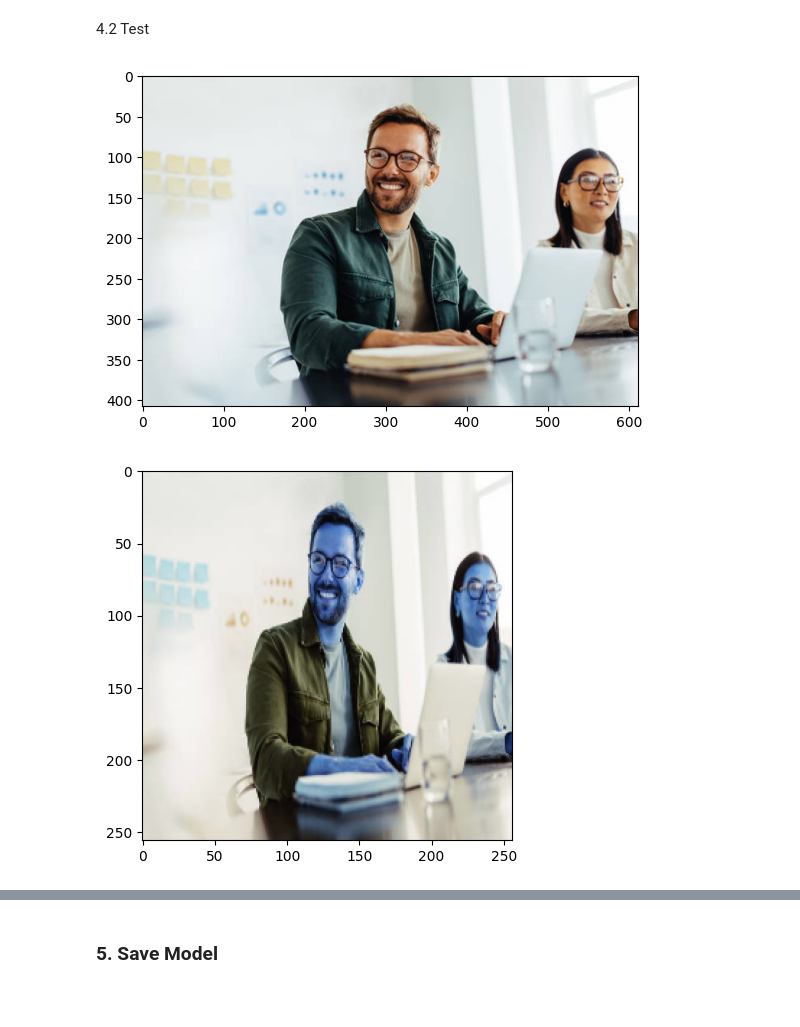
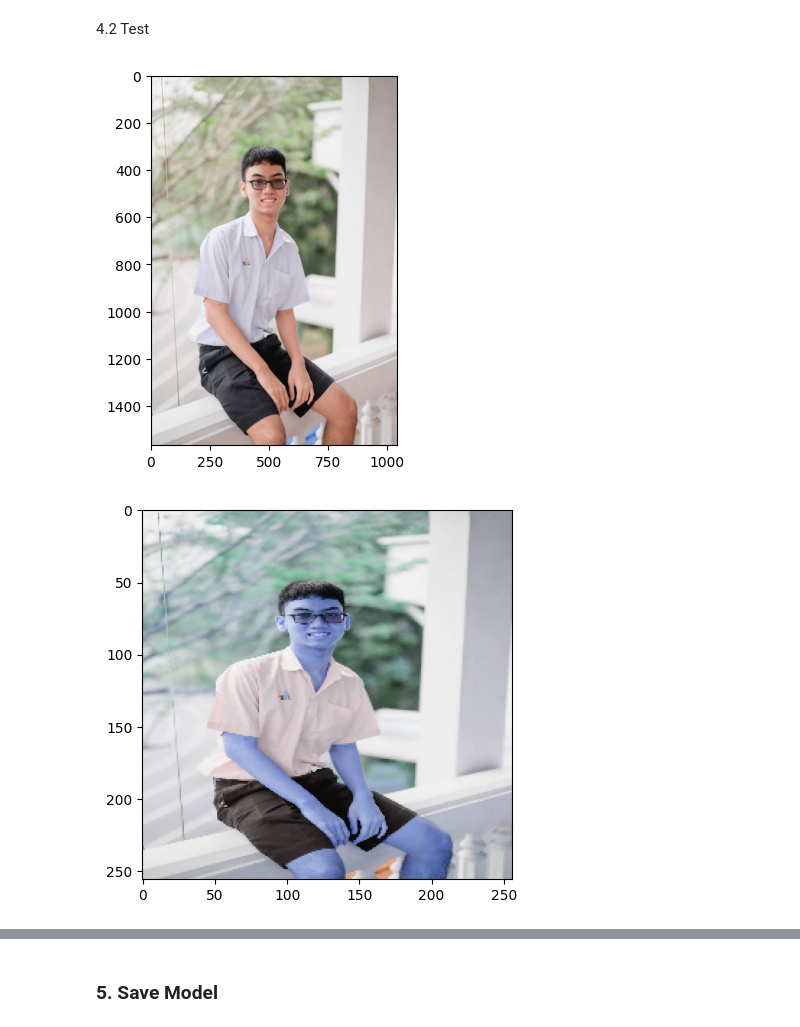
Before and after one commit to KaminariSora/Python, a Jupyter notebook: ImageProcessing/CNNImageClassifier.ipynb, the cells around one changed output, grey strips where cells are left out. Cells and saved outputs as stored; diff of their text form; code cells hidden in the pictures; blank space fills up the shorter version.

Commit message:
Image processing example

```diff
--- a/ImageProcessing/CNNImageClassifier.ipynb
+++ b/ImageProcessing/CNNImageClassifier.ipynb
@@ -304,17 +334,18 @@ tf.Tensor(1.0, shape=(), dtype=float32) tf.Tensor(1.0, shape=(), dtype=float32)
 # %%
 import cv2
 # %%
-img = cv2.imread('happy_test2.jpg')
+img = cv2.imread('happy_test3.jpg')
+# img = cv2.imread('anime_test.png')
 plt.imshow(cv2.cvtColor(img, cv2.COLOR_BGR2RGB))
 plt.show()
 # %% [output]
-[figure, old version]
+[figure, new version]
 # %%
 resize = tf.image.resize(img, (256,256))
 plt.imshow(resize.numpy().astype(int))
 plt.show()
 # %% [output]
-[figure, old version]
+[figure, new version]
 # %%
 yhat = model.predict(np.expand_dims(resize/255, 0))
 # %% [output]
```
Also changed, not shown: parts of 29 cells of this notebook, 6 other files.
